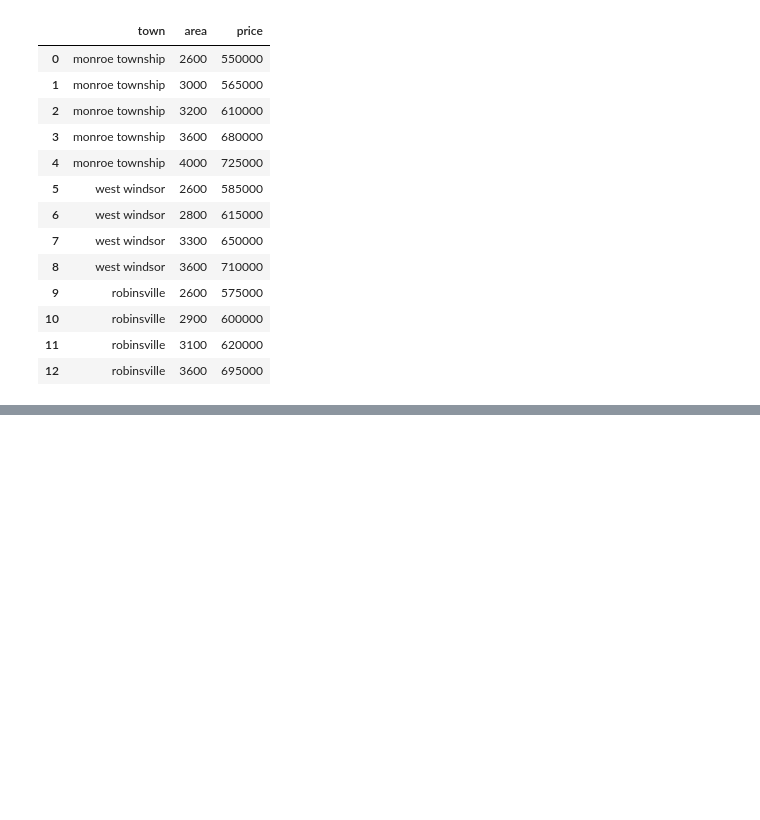
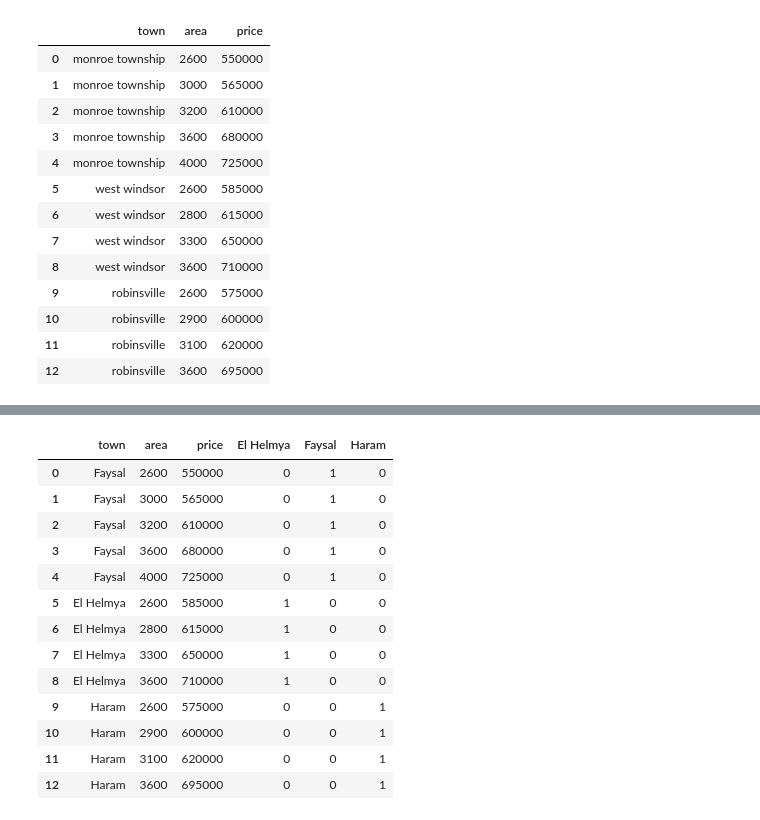
Before and after one commit to gehad-Ahmed30/Machine-Learning, a Jupyter notebook: Encoding/one-hot-encoding.ipynb, the cells around one changed output, grey strips where cells are left out. Drawn from its saved outputs; the diff is of its cells as text; code cells hidden in the pictures; blank space fills up the shorter version.

```diff
--- a/Encoding/one-hot-encoding.ipynb
+++ b/Encoding/one-hot-encoding.ipynb
@@ -22,3 +22,5 @@ data
 | 10 | robinsville | 2900 | 600000 |
 | 11 | robinsville | 3100 | 620000 |
 | 12 | robinsville | 3600 | 695000 |
+# %%
+data.replace(to_replace=['monroe township','west windsor','robinsville'],value=["Faysal", "El Helmya","Haram"],inplace=True)
@@ -24,0 +73,3 @@ data
+# %%
+town_dummy=pd.get_dummies(data.town).astype(int)
+town_dummy
@@ -24,0 +91,18 @@ data
+# %%
+merged=pd.concat([data,town_dummy],axis='columns')
+merged
+# %% [output]
+|  | town | area | price | El Helmya | Faysal | Haram |
+| 0 | Faysal | 2600 | 550000 | 0 | 1 | 0 |
+| 1 | Faysal | 3000 | 565000 | 0 | 1 | 0 |
+| 2 | Faysal | 3200 | 610000 | 0 | 1 | 0 |
+| 3 | Faysal | 3600 | 680000 | 0 | 1 | 0 |
+| 4 | Faysal | 4000 | 725000 | 0 | 1 | 0 |
+| 5 | El Helmya | 2600 | 585000 | 1 | 0 | 0 |
+| 6 | El Helmya | 2800 | 615000 | 1 | 0 | 0 |
+| 7 | El Helmya | 3300 | 650000 | 1 | 0 | 0 |
+| 8 | El Helmya | 3600 | 710000 | 1 | 0 | 0 |
+| 9 | Haram | 2600 | 575000 | 0 | 0 | 1 |
+| 10 | Haram | 2900 | 600000 | 0 | 0 | 1 |
+| 11 | Haram | 3100 | 620000 | 0 | 0 | 1 |
+| 12 | Haram | 3600 | 695000 | 0 | 0 | 1 |
```
Also changed, not shown: parts of 22 cells of this notebook, 1 other file.
